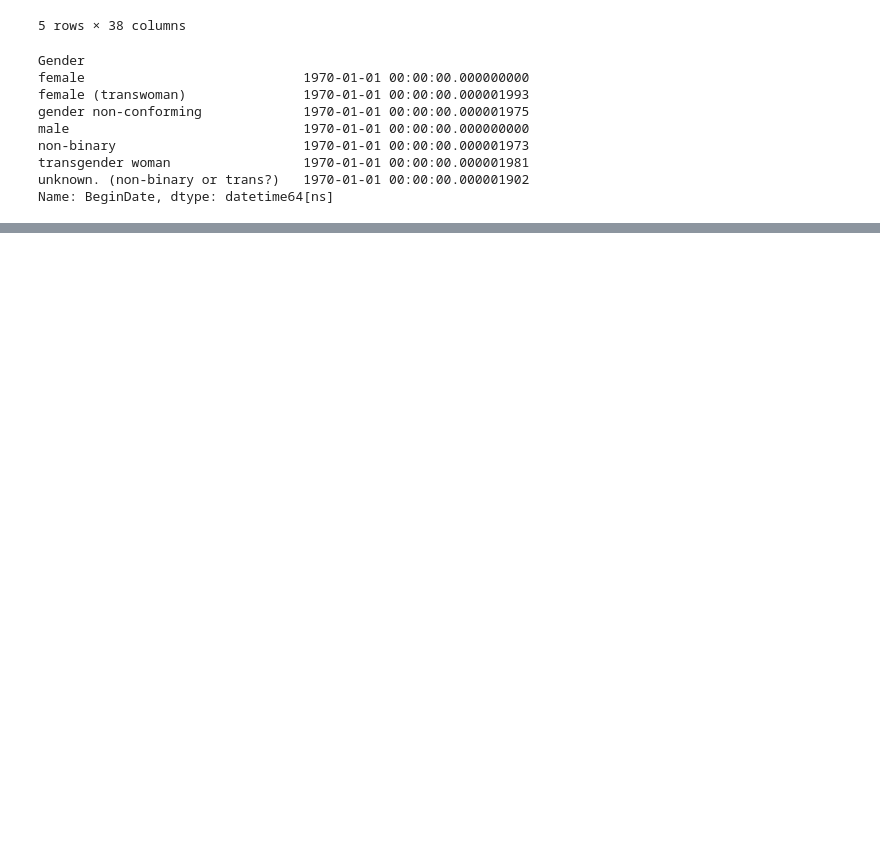
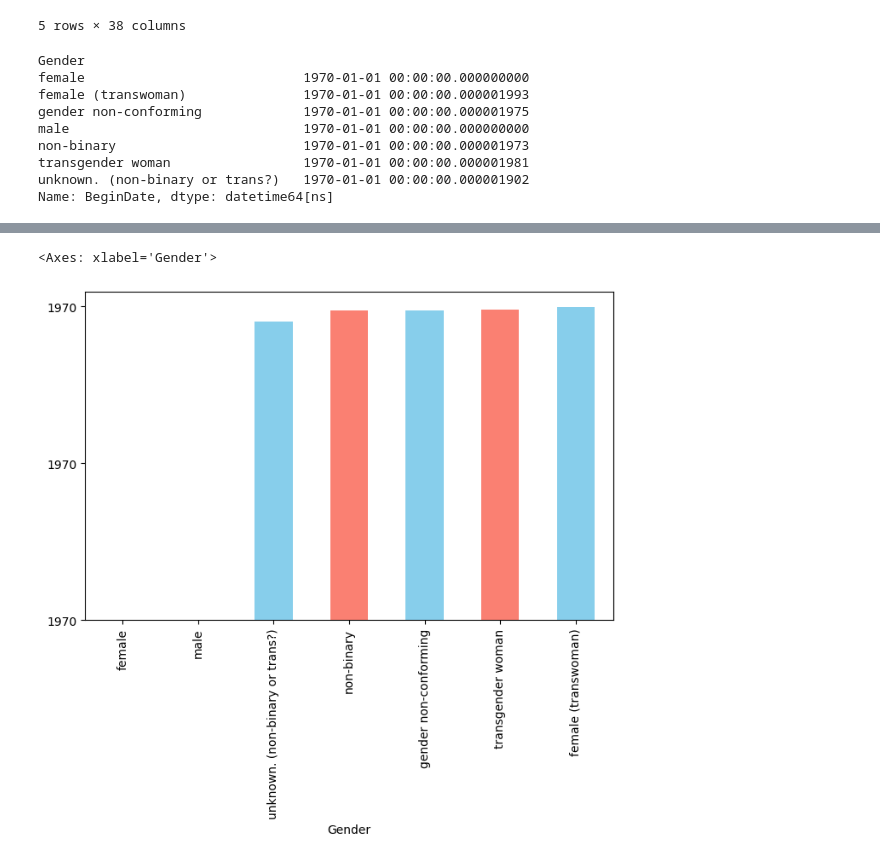
Before and after one commit to jcomita/ML-Assignment-1, a Jupyter notebook: Comita_MOMA_DataVis.ipynb, the cells around one changed output, grey strips where cells are left out. Saved outputs shown, nothing was run; the diff lists cells and outputs as text; code cells hidden in the pictures; blank space fills up the shorter version.

```diff
--- a/Comita_MOMA_DataVis.ipynb
+++ b/Comita_MOMA_DataVis.ipynb
@@ -499,0 +569,11 @@ Name: BeginDate, dtype: datetime64[ns]
+# %%
+#Plotting anyways at this point but it's not showing me what I want to see
+#because it's still using the 1970 blanket start year, which I see in the
+#merged data but I still don't understand why I can't use the Artists DF by
+#itself since the Merged DF is labeled differently?
+plt.figure(figsize=(8, 5))
+earliest_birth_by_gender = earliest_birth_by_gender.sort_values(ascending=True)
+earliest_birth_by_gender.plot(kind='bar', color=['skyblue', 'salmon'])
+# %% [output]
+<Axes: xlabel='Gender'>
+[figure, added]
```
Also changed, not shown: parts of 8 cells of this notebook.
